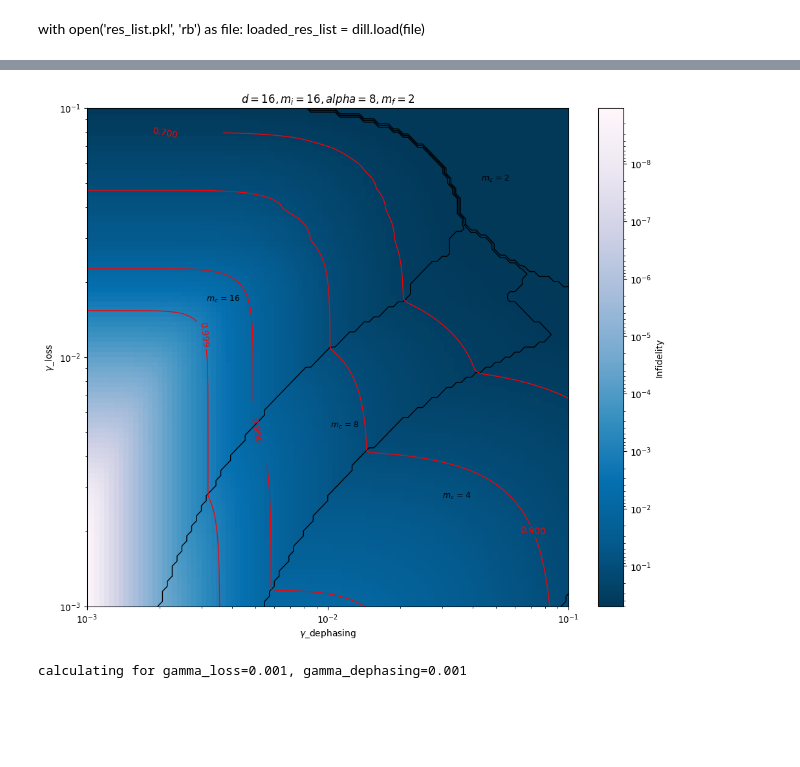
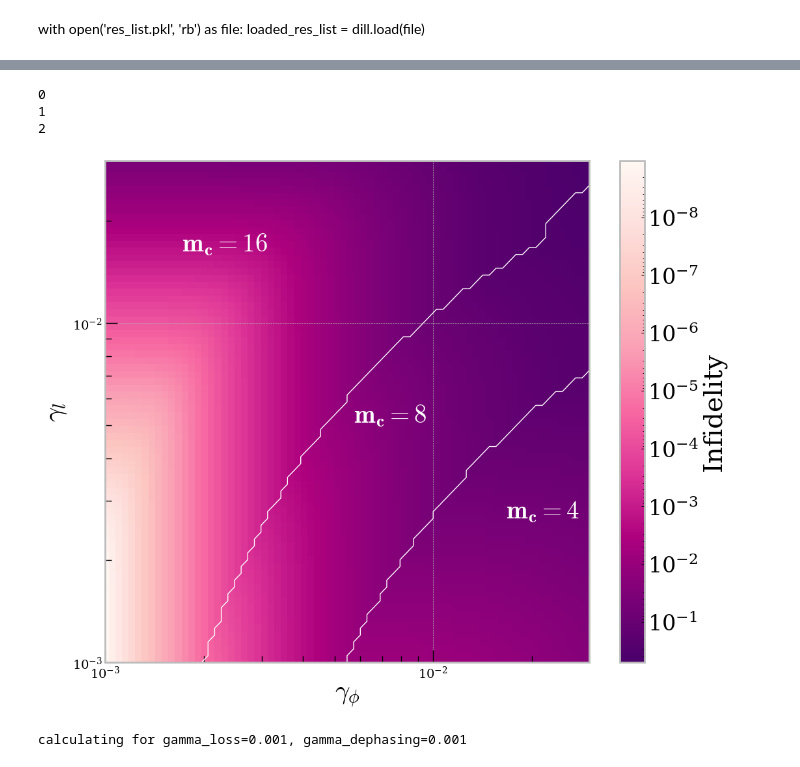
Before and after one commit to RosenblumLab/BosonicEntanglementDistillation, a Jupyter notebook: playground2.ipynb, the cells around one changed output, grey strips where cells are left out. Cells and saved outputs as stored; diff of their text form; code cells hidden in the pictures; blank space fills up the shorter version.

```diff
--- a/playground2.ipynb
+++ b/playground2.ipynb
@@ -16,7 +16,9 @@ import matplotlib.pyplot as plt
 from discrete_simulation import *
 import matplotlib.colors as colors
 from dataclasses import dataclass
+import matplotlib as mpl
 
+mpl.rcParams.update(mpl.rcParamsDefault)
 
 %load_ext autoreload
 %autoreload 2
@@ -28,9 +32,9 @@ d = 16
 m_i = 16
 m_c = 16
 fidelity_cut = 0
-gamma_list = np.logspace(-3,-1,11)
+gamma_list = np.logspace(-3,-1,41)
 gamma_ratio = 1
-alpha=4
+alpha=8
 
 process_count = 20  # mp.cpu_count()-9
 
@@ -248,16 +374,18 @@ simulation4.enQudit.p(1e-3,1e-3,0,0,0,0)/simulation4.probability_sum(1e-3,1e-3)
 # %%
 gamma_loss = 1e-3
 gamma_dephasing = 1e-3
-A_1,B_1,A_2,B_2 = 0,0,1,7
+A_1,B_1,A_2,B_2 = 0,0,3,1
 m_i = 16
-m_c = 16
+m_c = 8
+
+simulation4 = DiscreteSimulation(d, m_i,m_c, alpha=alpha)
 
 f = simulation4.enQudit.fidelity_specific(gamma_loss_A=gamma_loss, gamma_dephasing_A=gamma_dephasing, A_1=A_1,
                                                  B_1=B_1, A_2=A_2,
-                                                 B_2=B_2, m_i=m_i, m_c=m_c)
-p = simulation4.enQudit.probability_specific(gamma_loss_A=gamma_loss, gamma_dephasing_A=gamma_dephasing, A_1=A_1,
-                                                 B_1=B_1, A_2=A_2,
-                                                 B_2=B_2, m_i=m_i, m_c=m_c)
+                                                 B_2=B_2, m_i=m_i, m_c=m_c, no_com=True)
+# p = simulation4.enQudit.probability_specific(gamma_loss_A=gamma_loss, gamma_dephasing_A=gamma_dephasing, A_1=A_1,
+                                                 # B_1=B_1, A_2=A_2,
+                                                 # B_2=B_2, m_i=m_i, m_c=m_c)
 print(f"{f=}")
 print(f"{p=}")
 # %% [output]
@@ -830,45 +1018,56 @@ from scipy.ndimage.measurements import center_of_mass
 array_list = [np.array(sim_res.get_fid_array()).reshape(len(gamma_list), len(gamma_list)) for sim_res in res_list]
 arrays = np.stack(array_list)
 
 max_values = np.maximum.reduce(array_list)
 
 # Determine the index of the maximum value along the third dimension
 max_indices = np.argmax(arrays, axis=0)
 
 gamma1, gamma2 = np.meshgrid(gamma_list, gamma_ratio * gamma_list)
 
 fig, ax = plt.subplots(figsize=(12, 10))
 
 # Using the original gamma values and max_values for pcolormesh
-pcm = ax.pcolormesh(gamma1, gamma2, 1-max_values, cmap='PuBu', norm=colors.LogNorm(vmin=vmin, vmax=vmax), shading='auto')
+pcm = ax.pcolormesh(gamma1, gamma2, 1-max_values, cmap='RdPu', norm=colors.LogNorm(vmin=vmin, vmax=vmax), shading='auto')
 fig.colorbar(pcm, ax=ax, label='Infidelity').ax.invert_yaxis()
 
 # Using the extended values for contour plot
-contour = ax.contour(gamma1, gamma2, max_indices, colors='k', levels=np.arange(-0.5, 4.5, 1), linewidths=1)
+contour = ax.contour(gamma1, gamma2, max_indices, colors='w', levels=np.arange(-0.5, 4.5, 1), linewidths=1)
 
-contour2 = ax.contour(gamma1, gamma2, max_values, colors='r', levels=[0, 0.7 ,0.9, 0.99, 0.999 ,1], linewidths=1)
+# contour2 = ax.contour(gamma1, gamma2, max_values, colors='y', levels=[0, 0.7 ,0.9, 0.99, 0.999 ,1], linewidths=1)
 
-ax.clabel(contour2, contour2.levels, inline=True, inline_spacing=-8, fontsize=10)
+# ax.clabel(contour2, contour2.levels, inline=True, inline_spacing=-8, fontsize=10)
+
+ax.xaxis.set_tick_params(which='major', size=14, width=1, direction=ticks_dir, labelsize = axis_label_size)
+ax.xaxis.set_tick_params(which='minor', size=7, width=1, direction=ticks_dir, labelsize = axis_label_size)
+ax.yaxis.set_tick_params(which='major', size=14, width=1, direction=ticks_dir, labelsize = axis_label_size)
+ax.yaxis.set_tick_params(which='minor', size=7, width=1, direction=ticks_dir, labelsize = axis_label_size)
 
 unique_values = np.unique(max_indices.round(decimals=2))
 for value in unique_values:
     mask = np.isclose(max_indices, value, atol=1e-2)
     y_center, x_center = center_of_mass(mask)
-    m_c_string = f"$m_c$ = {res_list[int(value)].m_c}"
-    plt.text(gamma_list[int(x_center)], gamma_list[int(y_center)], m_c_string, fontsize=9, ha='center', va='center')
+    m_c_string = f"$\\mathbf{{m_c = {res_list[int(value)].m_c}}}$"
+    if int(value)==3:
+        continue
+    plt.text(gamma_list[int(x_center)-10], gamma_list[int(y_center)], m_c_string, fontsize=28, ha='center', va='center', color='white')
 
 
-ax.set_xlim([gamma1.min(), gamma1.max()])
-ax.set_ylim([gamma2.min(), gamma2.max()])
+ax.set_xlim([gamma1.min(),0.03])# gamma1.max()])
+ax.set_ylim([gamma2.min(),0.03])# gamma2.max()])
 ax.set_xscale('log')
 ax.set_yscale('log')
-ax.set_ylabel('$\gamma$_loss')
-ax.set_xlabel('$\gamma$_dephasing')
-ax.set_title(f"$d={sim_res.simulationObject.d}, m_i={sim_res.m_i}, alpha={sim_res.simulationObject.alpha}, m_f={sim_res.m_f}$")
+ax.set_ylabel('$\gamma_l$')
+ax.set_xlabel('$\gamma_\phi$')
+# ax.set_title(f"$d={sim_res.simulationObject.d}, m_i={sim_res.m_i}, alpha={sim_res.simulationObject.alpha}, m_f={sim_res.m_f}$")
 
+plt.savefig('plots/best_m_c.pdf', bbox_inches='tight')
 plt.show()
 # %% [output]
+0
+1
+2
-[figure, old version]
+[figure, new version]
 # %%
 @dataclass
 class SimResults2D:
```
Also changed, not shown: parts of 17 cells of this notebook, 12 other files.
